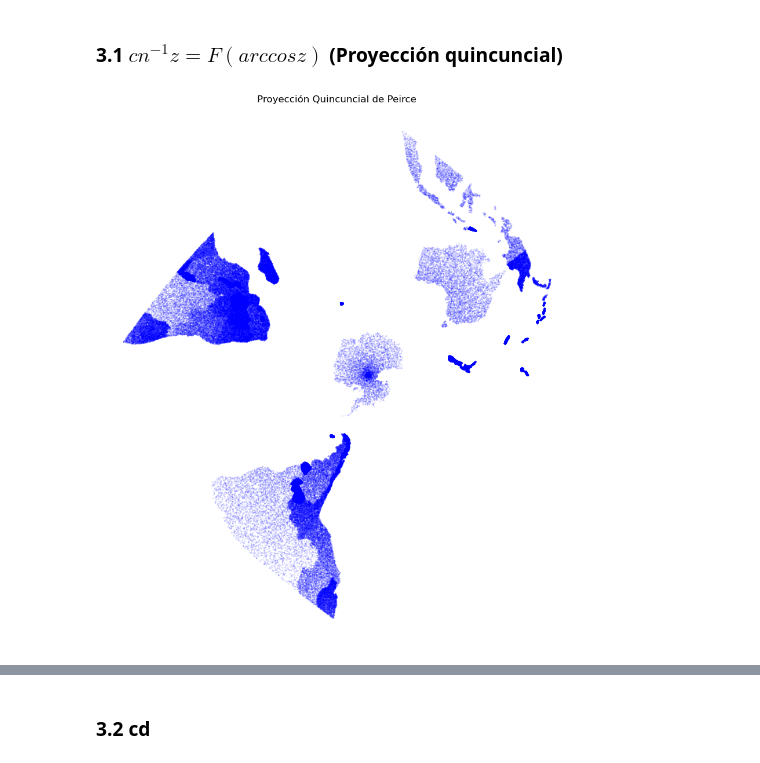
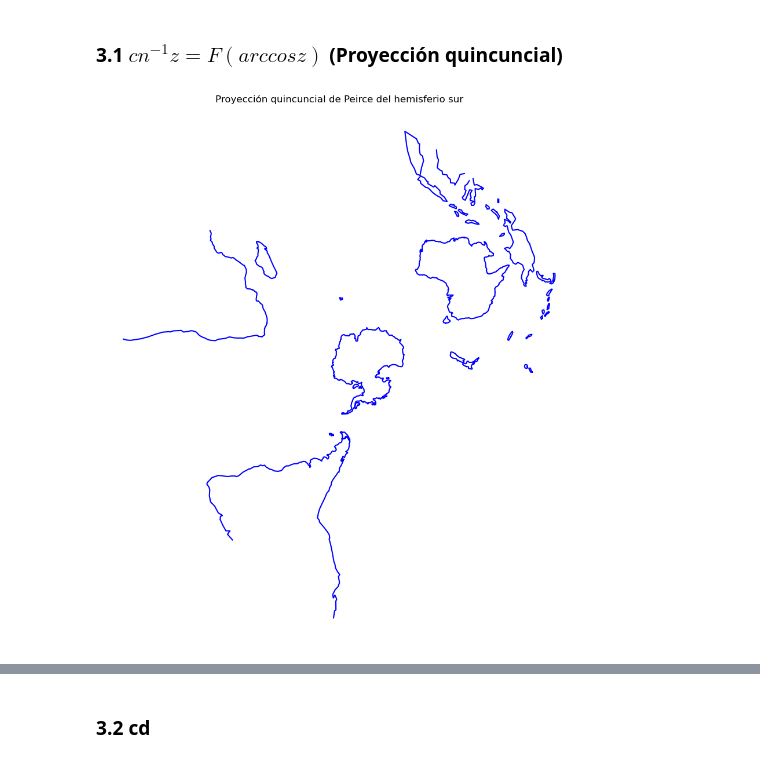
Before and after one commit to gaarboledag/N-uncial-Projection-Numeric-Implementation, a Jupyter notebook: N-uncial Proyection - Python Implementation.ipynb, the cells around one changed output, grey strips where cells are left out. Cells and saved outputs as stored; diff of their text form; code cells hidden in the pictures.

```diff
--- a/N-uncial Proyection - Python Implementation.ipynb
+++ b/N-uncial Proyection - Python Implementation.ipynb
@@ -74,4 +167,4 @@ def cni(punto):
-# %%
-plot_proyeccion(sur, cni, "Proyección Quincuncial de Peirce") # Hemisferio sur
-# %% [output]
-[figure, removed]
+# %%
+plot_proyeccion(lista_estereograficas_sur, cni, "Proyección quincuncial de Peirce del hemisferio sur")
+# %% [output]
+[figure, added]
```
Also changed, not shown: parts of 17 cells of this notebook, 1 other file.
